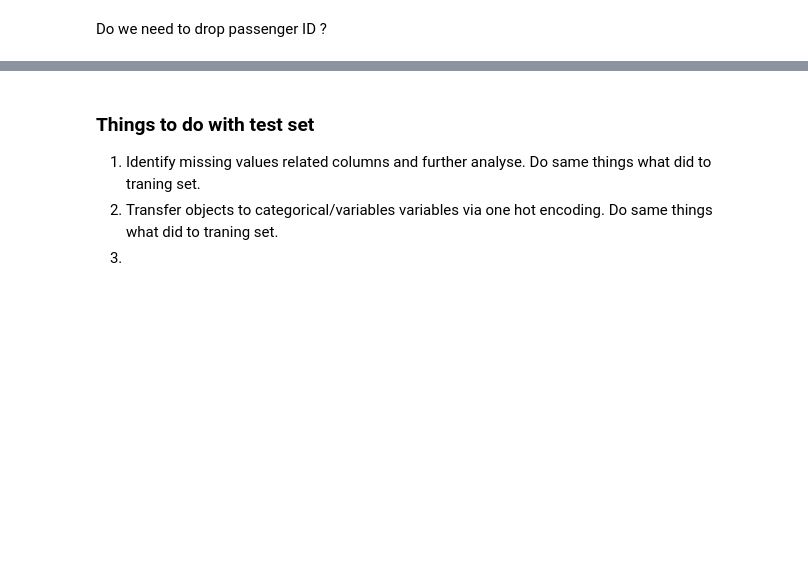
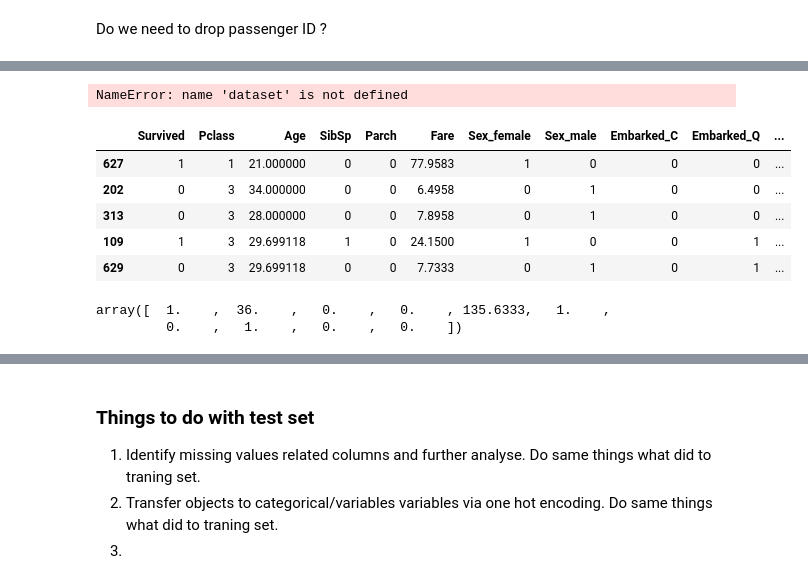
Before and after one commit to 0xchamin/Kaggle, a Jupyter notebook: Titanic-Survival/Titanic-ANN.ipynb, the cells around one changed output, grey strips where cells are left out. Cells and saved outputs as stored; diff of their text form; code cells hidden in the pictures; blank space fills up the shorter version.

```diff
--- a/Titanic-Survival/Titanic-ANN.ipynb
+++ b/Titanic-Survival/Titanic-ANN.ipynb
@@ -431,0 +434,2 @@ memory usage: 53.2 KB
+# %%
+train, valid = train_test_split(train_df2, test_size=0.2)
@@ -431,0 +480,3 @@ memory usage: 53.2 KB
+# %%
+#drop passenger Id from training and validation
+train.drop('PassengerId', axis=1, inplace=True)
@@ -431,0 +532,20 @@ memory usage: 53.2 KB
+# %%
+X = dataset.iloc[:, 3:13].values
+y = dataset.iloc[:, 13].values
+# %% [output]
+NameError: name 'dataset' is not defined
+# %%
+train.head()
+# %% [output]
+|  | Survived | Pclass | Age | SibSp | Parch | Fare | Sex_female | Sex_male | Embarked_C | Embarked_Q | ... |
+| 627 | 1 | 1 | 21.000000 | 0 | 0 | 77.9583 | 1 | 0 | 0 | 0 | ... |
+| 202 | 0 | 3 | 34.000000 | 0 | 0 | 6.4958 | 0 | 1 | 0 | 0 | ... |
+| 313 | 0 | 3 | 28.000000 | 0 | 0 | 7.8958 | 0 | 1 | 0 | 0 | ... |
+| 109 | 1 | 3 | 29.699118 | 1 | 0 | 24.1500 | 1 | 0 | 0 | 1 | ... |
+| 629 | 0 | 3 | 29.699118 | 0 | 0 | 7.7333 | 0 | 1 | 0 | 1 | ... |
+# %%
+a = train.iloc[:,1:].values
+a[0]
+# %% [output]
+array([  1.    ,  36.    ,   0.    ,   0.    , 135.6333,   1.    ,
+         0.    ,   1.    ,   0.    ,   0.    ])
```
Also changed, not shown: parts of 60 cells of this notebook, 1 other file.
